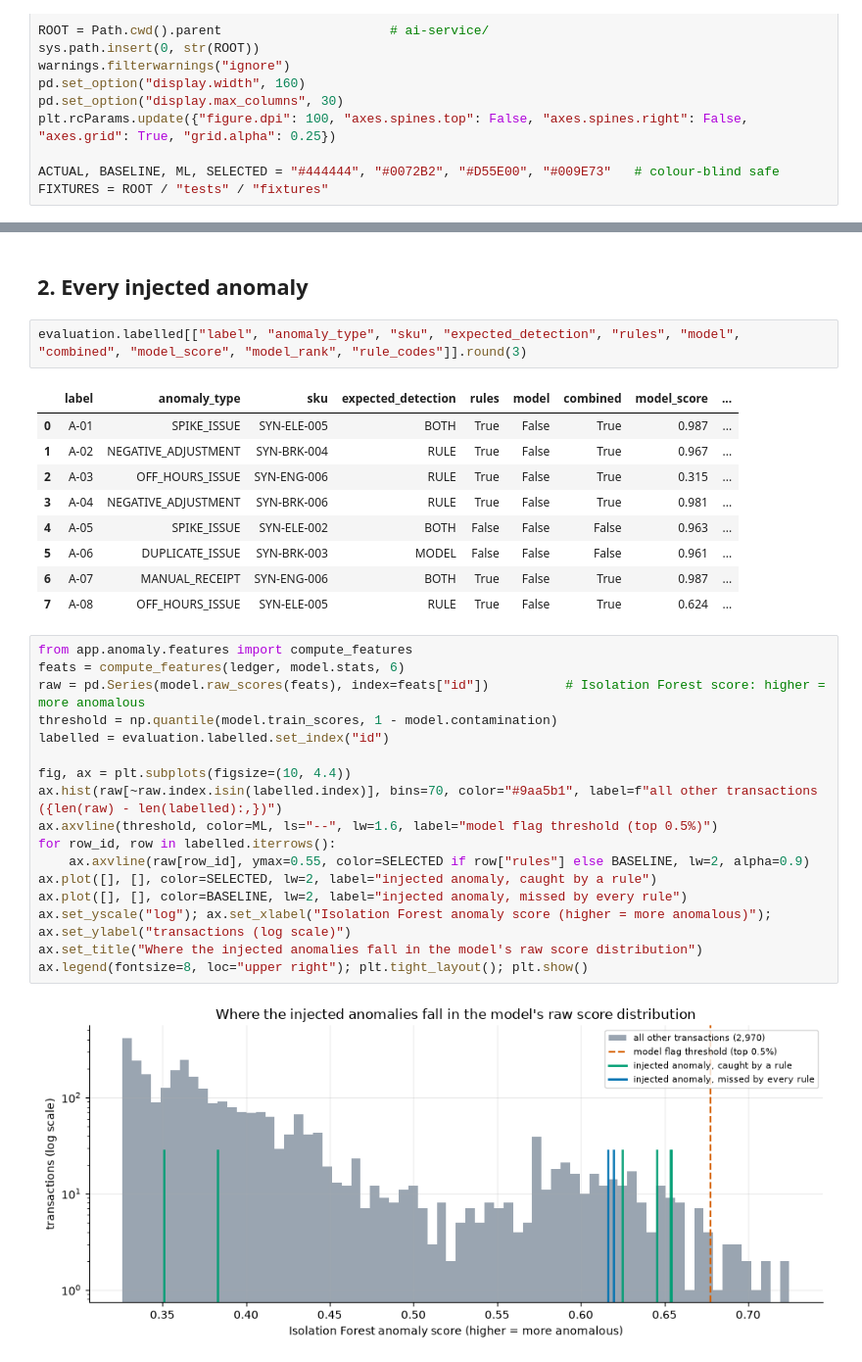
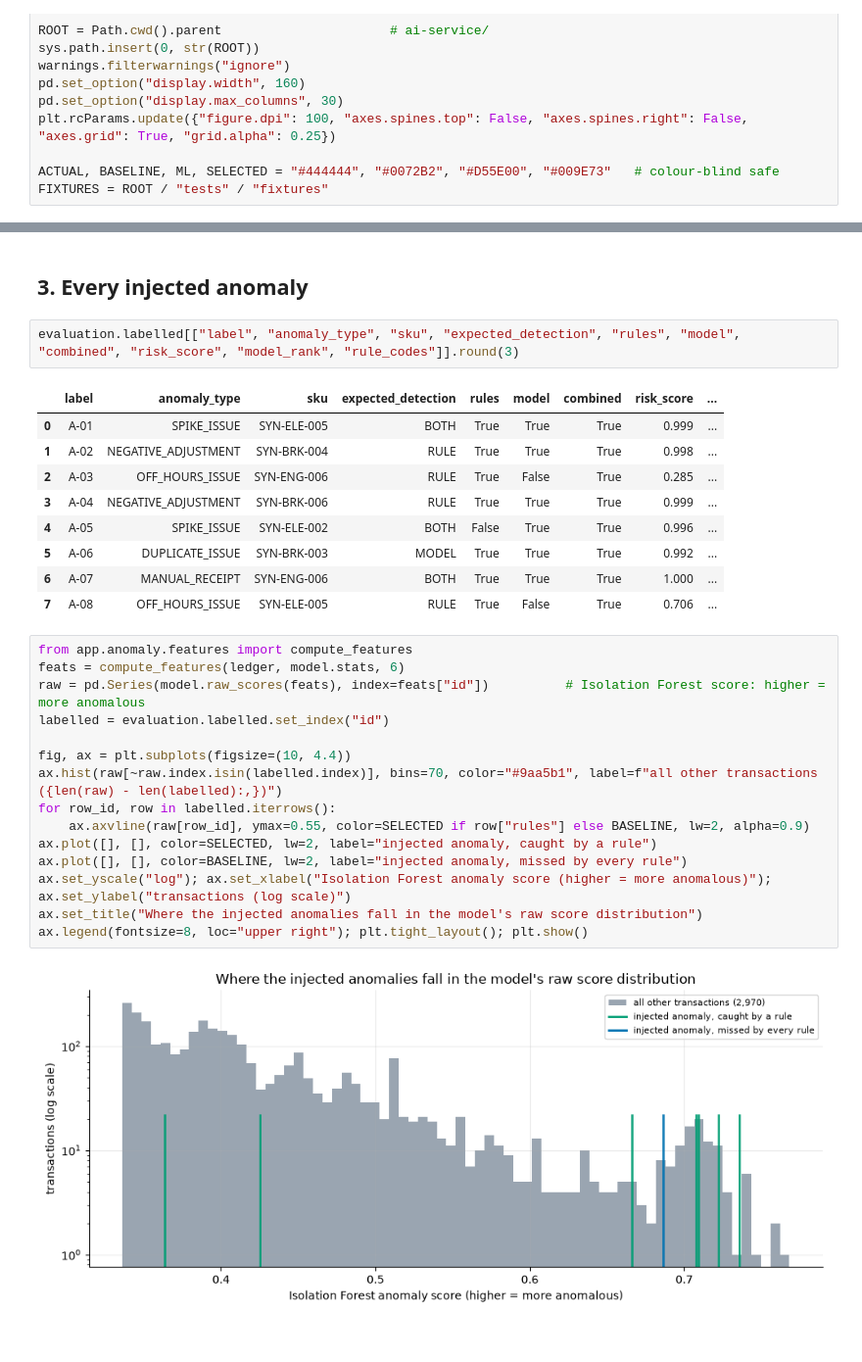
Before and after one commit to isfak1537/toyota-ai-erp, a Jupyter notebook: ai-service/notebooks/02_anomaly_eval.ipynb, the cells around one changed output, grey strips where cells are left out. Shown at 98% size. Saved outputs shown, nothing was run; the diff lists cells and outputs as text.

```diff
--- a/ai-service/notebooks/02_anomaly_eval.ipynb
+++ b/ai-service/notebooks/02_anomaly_eval.ipynb
@@ -91,36 +125,34 @@ At the 0.5% operating point the model catches 0 of 8 injected anomalies; its 14
 # %% [markdown]
-## 2. Every injected anomaly
+## 3. Every injected anomaly
 # %%
-evaluation.labelled[["label", "anomaly_type", "sku", "expected_detection", "rules", "model", "combined", "model_score", "model_rank", "rule_codes"]].round(3)
+evaluation.labelled[["label", "anomaly_type", "sku", "expected_detection", "rules", "model", "combined", "risk_score", "model_rank", "rule_codes"]].round(3)
 # %% [output]
-|  | label | anomaly_type | sku | expected_detection | rules | model | combined | model_score | ... |
-| 0 | A-01 | SPIKE_ISSUE | SYN-ELE-005 | BOTH | True | False | True | 0.987 | ... |
-| 1 | A-02 | NEGATIVE_ADJUSTMENT | SYN-BRK-004 | RULE | True | False | True | 0.967 | ... |
-| 2 | A-03 | OFF_HOURS_ISSUE | SYN-ENG-006 | RULE | True | False | True | 0.315 | ... |
-| 3 | A-04 | NEGATIVE_ADJUSTMENT | SYN-BRK-006 | RULE | True | False | True | 0.981 | ... |
-| 4 | A-05 | SPIKE_ISSUE | SYN-ELE-002 | BOTH | False | False | False | 0.963 | ... |
-| 5 | A-06 | DUPLICATE_ISSUE | SYN-BRK-003 | MODEL | False | False | False | 0.961 | ... |
-| 6 | A-07 | MANUAL_RECEIPT | SYN-ENG-006 | BOTH | True | False | True | 0.987 | ... |
-| 7 | A-08 | OFF_HOURS_ISSUE | SYN-ELE-005 | RULE | True | False | True | 0.624 | ... |
+|  | label | anomaly_type | sku | expected_detection | rules | model | combined | risk_score | ... |
+| 0 | A-01 | SPIKE_ISSUE | SYN-ELE-005 | BOTH | True | True | True | 0.999 | ... |
+| 1 | A-02 | NEGATIVE_ADJUSTMENT | SYN-BRK-004 | RULE | True | True | True | 0.998 | ... |
+| 2 | A-03 | OFF_HOURS_ISSUE | SYN-ENG-006 | RULE | True | False | True | 0.285 | ... |
+| 3 | A-04 | NEGATIVE_ADJUSTMENT | SYN-BRK-006 | RULE | True | True | True | 0.999 | ... |
+| 4 | A-05 | SPIKE_ISSUE | SYN-ELE-002 | BOTH | False | True | True | 0.996 | ... |
+| 5 | A-06 | DUPLICATE_ISSUE | SYN-BRK-003 | MODEL | True | True | True | 0.992 | ... |
+| 6 | A-07 | MANUAL_RECEIPT | SYN-ENG-006 | BOTH | True | True | True | 1.000 | ... |
+| 7 | A-08 | OFF_HOURS_ISSUE | SYN-ELE-005 | RULE | True | False | True | 0.706 | ... |
 # %%
 from app.anomaly.features import compute_features
 feats = compute_features(ledger, model.stats, 6)
 raw = pd.Series(model.raw_scores(feats), index=feats["id"])          # Isolation Forest score: higher = more anomalous
-threshold = np.quantile(model.train_scores, 1 - model.contamination)
 labelled = evaluation.labelled.set_index("id")
 
 fig, ax = plt.subplots(figsize=(10, 4.4))
 ax.hist(raw[~raw.index.isin(labelled.index)], bins=70, color="#9aa5b1", label=f"all other transactions ({len(raw) - len(labelled):,})")
-ax.axvline(threshold, color=ML, ls="--", lw=1.6, label="model flag threshold (top 0.5%)")
 for row_id, row in labelled.iterrows():
     ax.axvline(raw[row_id], ymax=0.55, color=SELECTED if row["rules"] else BASELINE, lw=2, alpha=0.9)
 ax.plot([], [], color=SELECTED, lw=2, label="injected anomaly, caught by a rule")
 ax.plot([], [], color=BASELINE, lw=2, label="injected anomaly, missed by every rule")
 ax.set_yscale("log"); ax.set_xlabel("Isolation Forest anomaly score (higher = more anomalous)"); ax.set_ylabel("transactions (log scale)")
 ax.set_title("Where the injected anomalies fall in the model's raw score distribution")
 ax.legend(fontsize=8, loc="upper right"); plt.tight_layout(); plt.show()
 # %% [output]
-[figure, old version]
+[figure, new version]
 # %%
 fig, ax = plt.subplots(figsize=(8.5, 3.8))
 data = evaluation.labelled.sort_values("model_rank", ascending=False)
```
Also changed, not shown: parts of 20 cells of this notebook, 4 other files.
